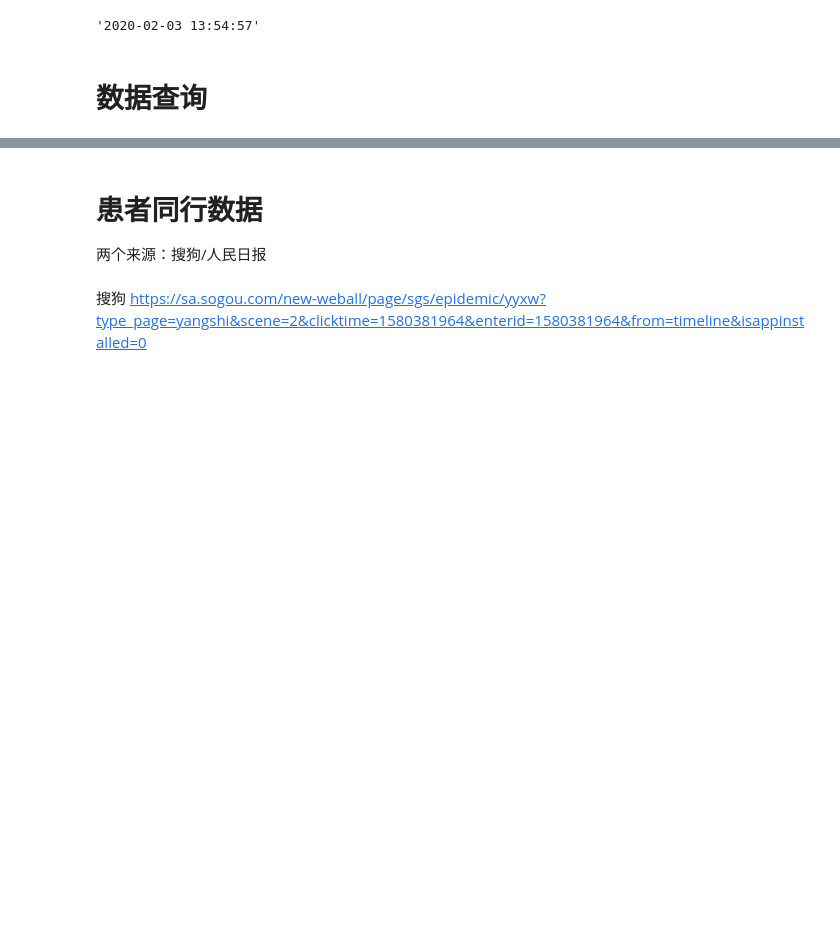
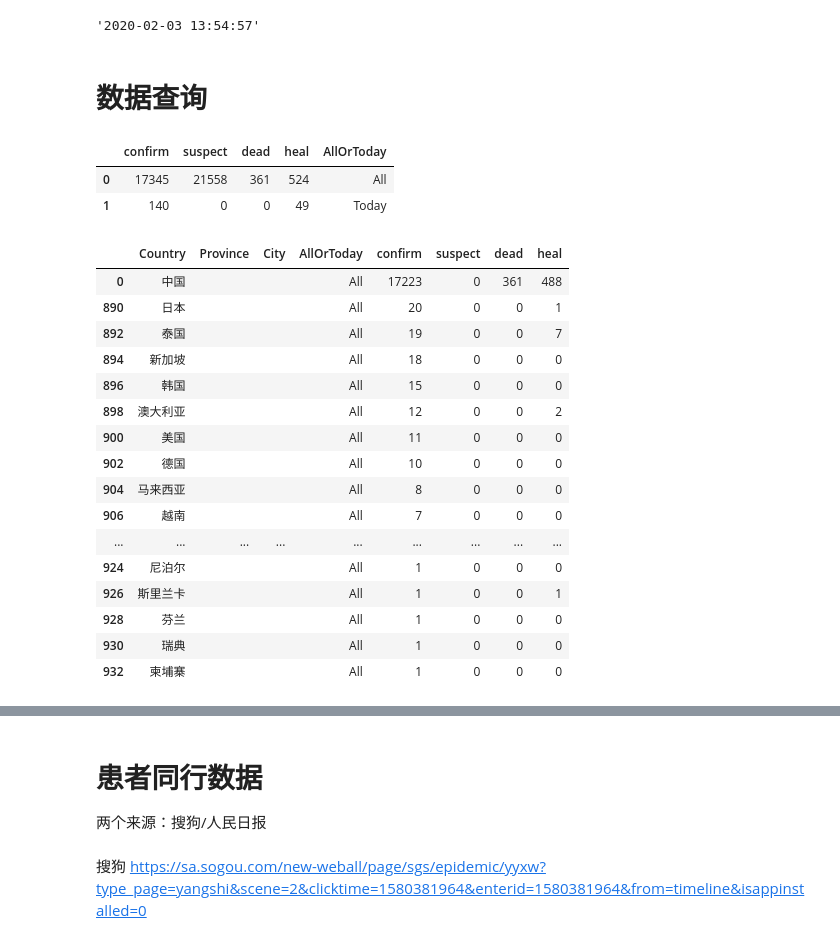
Before and after one commit to leonardzh/nCov2019-data-py, a Jupyter notebook: nCov2019Data.ipynb, the cells around one changed output, grey strips where cells are left out. Drawn from its saved outputs; the diff is of its cells as text; code cells hidden in the pictures; blank space fills up the shorter version.

```diff
--- a/nCov2019Data.ipynb
+++ b/nCov2019Data.ipynb
@@ -112,2 +115,30 @@ updateNow()
 # %% [markdown]
 # 数据查询
+# %%
+#今日概览
+chinaSummary(data)
+# %% [output]
+|  | confirm | suspect | dead | heal | AllOrToday |
+| 0 | 17345 | 21558 | 361 | 524 | All |
+| 1 | 140 | 0 | 0 | 49 | Today |
+# %%
+#全球数据：
+df_area[(df_area['Province']=='') & (df_area['AllOrToday']=='All')]
+# %% [output]
+|  | Country | Province | City | AllOrToday | confirm | suspect | dead | heal |
+| 0 | 中国 |  |  | All | 17223 | 0 | 361 | 488 |
+| 890 | 日本 |  |  | All | 20 | 0 | 0 | 1 |
+| 892 | 泰国 |  |  | All | 19 | 0 | 0 | 7 |
+| 894 | 新加坡 |  |  | All | 18 | 0 | 0 | 0 |
+| 896 | 韩国 |  |  | All | 15 | 0 | 0 | 0 |
+| 898 | 澳大利亚 |  |  | All | 12 | 0 | 0 | 2 |
+| 900 | 美国 |  |  | All | 11 | 0 | 0 | 0 |
+| 902 | 德国 |  |  | All | 10 | 0 | 0 | 0 |
+| 904 | 马来西亚 |  |  | All | 8 | 0 | 0 | 0 |
+| 906 | 越南 |  |  | All | 7 | 0 | 0 | 0 |
+| ... | ... | ... | ... | ... | ... | ... | ... | ... |
+| 924 | 尼泊尔 |  |  | All | 1 | 0 | 0 | 0 |
+| 926 | 斯里兰卡 |  |  | All | 1 | 0 | 0 | 1 |
+| 928 | 芬兰 |  |  | All | 1 | 0 | 0 | 0 |
+| 930 | 瑞典 |  |  | All | 1 | 0 | 0 | 0 |
+| 932 | 柬埔寨 |  |  | All | 1 | 0 | 0 | 0 |
```
Also changed, not shown: parts of 9 cells of this notebook, 1 other file.
